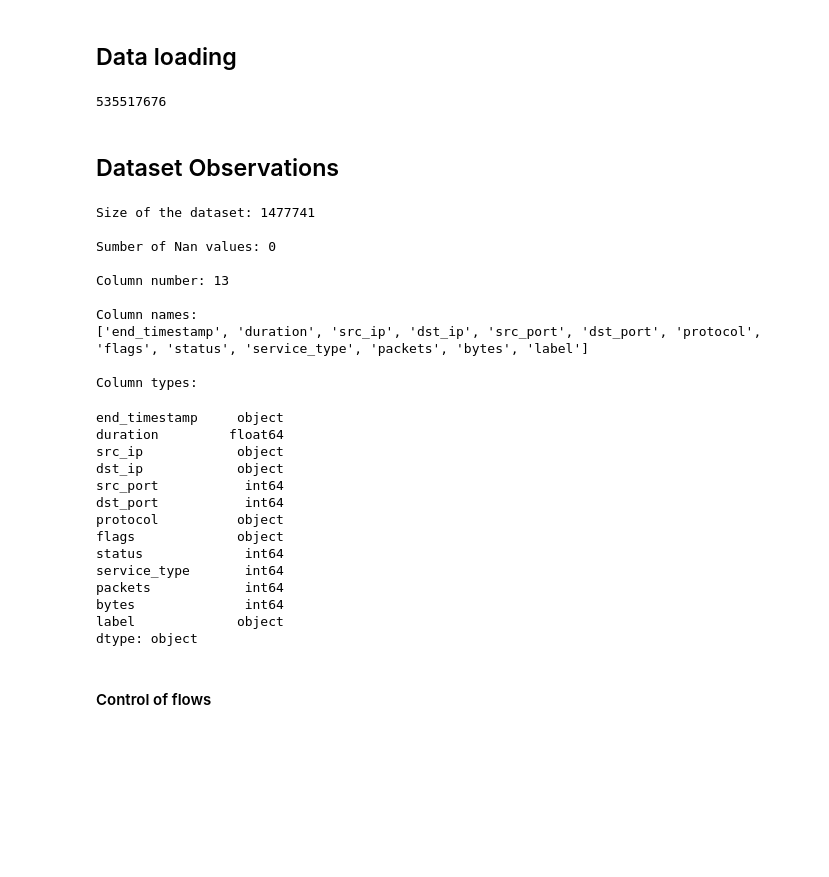
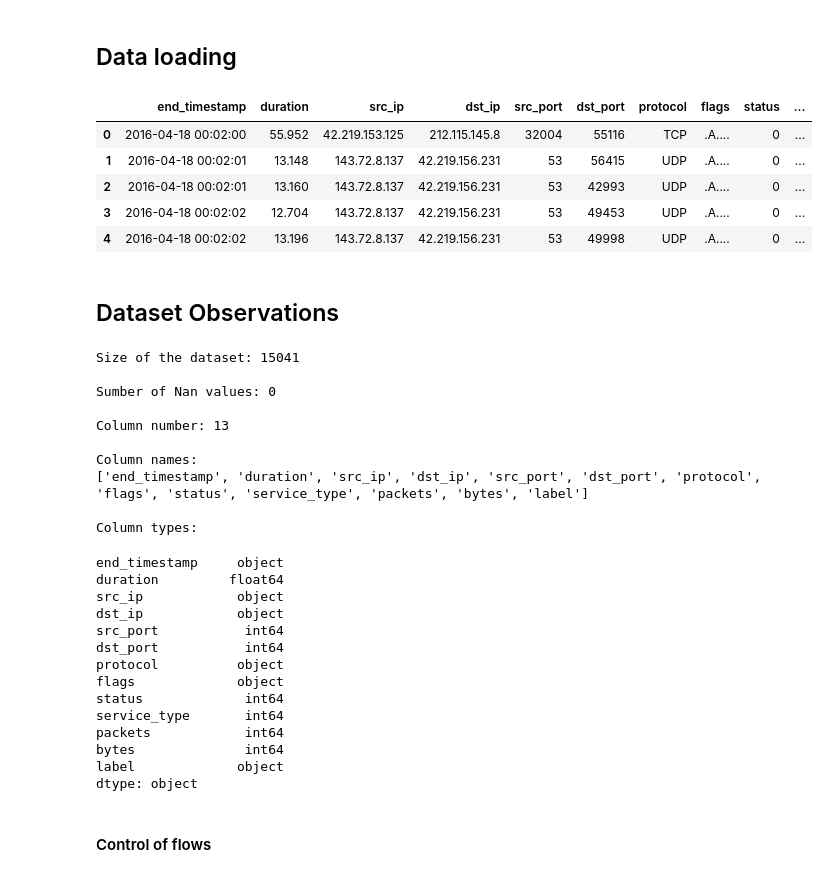
Before and after one commit to Leiyks/MLSECU, a Jupyter notebook: mlsecu.ipynb, the cells around one changed output. Drawn from its saved outputs; the diff is of its cells as text; code cells hidden in the pictures; blank space fills up the shorter version.

```diff
--- a/mlsecu.ipynb
+++ b/mlsecu.ipynb
@@ -7,16 +11,20 @@ import pandas as pd
 # %%
 names = ['end_timestamp', 'duration', 'src_ip', 'dst_ip', 'src_port', 'dst_port', 'protocol', 'flags', 'status', 'service_type', 'packets', 'bytes', 'label']
 
-background = pd.read_csv("data/training/background_flows_cut.csv", header=None, names=names)
-blacklist = pd.read_csv("data/training/blacklist_flows_cut.csv", header=None, names=names)
+background = pd.read_csv("data/training/background_flows_cut.csv", header=None, names=names, nrows=5000)
+blacklist = pd.read_csv("data/training/blacklist_flows_cut.csv", header=None, names=names, nrows=5000)
 spam = pd.read_csv("data/training/spam_flows_cut.csv", header=None, names=names)
-sshscan = pd.read_csv("data/training/sshscan_flows_cut.csv", header=None, names=names)
+sshscan = pd.read_csv("data/training/sshscan_flows_cut.csv", header=None, names=names, nrows=5000)
 
 df = pd.concat([background, blacklist, spam, sshscan], ignore_index=True)
 df.head()
-df.bytes.max()
 # %% [output]
-535517676
+|  | end_timestamp | duration | src_ip | dst_ip | src_port | dst_port | protocol | flags | status | ... |
+| 0 | 2016-04-18 00:02:00 | 55.952 | 42.219.153.125 | 212.115.145.8 | 32004 | 55116 | TCP | .A.... | 0 | ... |
+| 1 | 2016-04-18 00:02:01 | 13.148 | 143.72.8.137 | 42.219.156.231 | 53 | 56415 | UDP | .A.... | 0 | ... |
+| 2 | 2016-04-18 00:02:01 | 13.160 | 143.72.8.137 | 42.219.156.231 | 53 | 42993 | UDP | .A.... | 0 | ... |
+| 3 | 2016-04-18 00:02:02 | 12.704 | 143.72.8.137 | 42.219.156.231 | 53 | 49453 | UDP | .A.... | 0 | ... |
+| 4 | 2016-04-18 00:02:02 | 13.196 | 143.72.8.137 | 42.219.156.231 | 53 | 49998 | UDP | .A.... | 0 | ... |
 # %% [markdown]
 ## Dataset Observations
 # %%
@@ -27,7 +35,7 @@ print(f'Column names:\n{list(df.columns)}\n')
 print('Column types:')
 df.dtypes
 # %% [output]
-Size of the dataset: 1477741
+Size of the dataset: 15041
 
 Sumber of Nan values: 0
 
```
Also changed, not shown: parts of 10 cells of this notebook.
